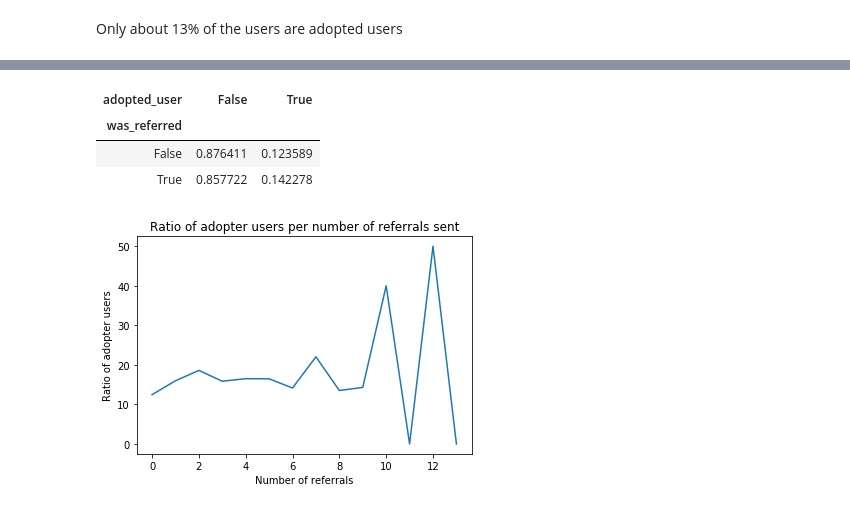
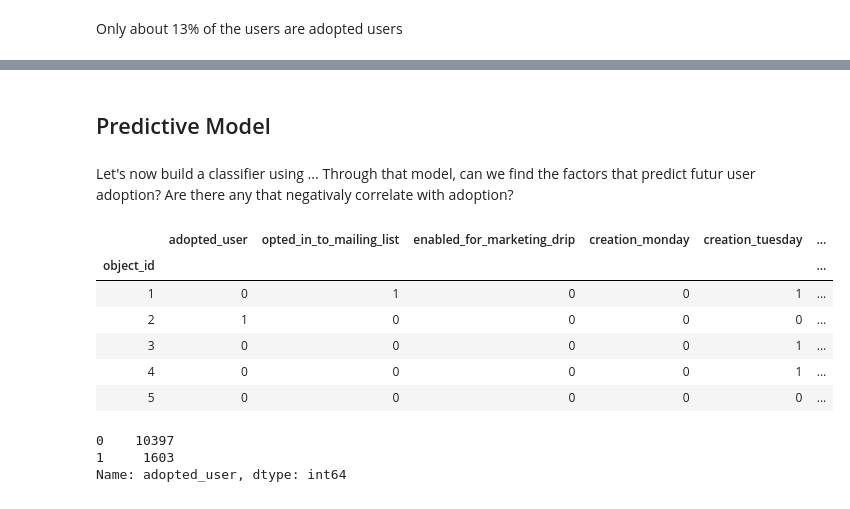
Before and after one commit to adriensaremi/Springboard, a Jupyter notebook: Mini_projects/itw_relax_challenge/notebook.ipynb, the cells around one changed output, grey strips where cells are left out. Saved outputs shown, nothing was run; the diff lists cells and outputs as text; code cells hidden in the pictures.

```diff
--- a/Mini_projects/itw_relax_challenge/notebook.ipynb
+++ b/Mini_projects/itw_relax_challenge/notebook.ipynb
@@ -129,11 +171,0 @@ dfca
-# %%
-dfbis = df
-dfbis['was_referred'] = (dfbis.invited_by_user_id > 1)
-dfra = pd.crosstab(dfbis.was_referred,dfbis.adopted_user)
-dfra = dfra.div(dfra.sum(axis=1), axis=0)
-dfra
-# %% [output]
-| adopted_user | False | True |
-| was_referred |  |  |
-| False | 0.876411 | 0.123589 |
-| True | 0.857722 | 0.142278 |
@@ -150,8 +171,0 @@ dfrea = dfrea.div(dfrea.sum(axis=1), axis=0)
-# %%
-plt.plot(dfrea.index,dfrea[1]*100)
-plt.xlabel("Number of referrals")
-plt.ylabel("Ratio of adopter users")
-plt.title("Ratio of adopter users per number of referrals sent")
-plt.show()
-# %% [output]
-[figure, removed]
@@ -157,0 +174,4 @@ plt.show()
+# %% [markdown]
+## Predictive Model
+# %% [markdown]
+Let's now build a classifier using ... Through that model, can we find the factors that predict futur user adoption? Are there any that negativaly correlate with adoption?
@@ -157,0 +189,29 @@ plt.show()
+# %%
+df2 = df.copy()
+df2['creation_monday'] = (df2.creation_dayofweek == 0).astype(int)
+df2['creation_tuesday'] = (df2.creation_dayofweek == 1).astype(int)
+df2['creation_wednesday'] = (df2.creation_dayofweek == 2).astype(int)
+df2['creation_thursday'] = (df2.creation_dayofweek == 3).astype(int)
+df2['creation_friday'] = (df2.creation_dayofweek == 4).astype(int)
+df2['creation_saturday'] = (df2.creation_dayofweek == 5).astype(int)
+
+df2 = df2.join(pd.get_dummies(df2.creation_source, drop_first=True))
+df2 = df2.drop(['creation_source','creation_dayofweek','was_invited'], axis = 1)
+df2 = df2[['adopted_user','opted_in_to_mailing_list', 'enabled_for_marketing_drip', #'was_invited',
+         'creation_monday', 'creation_tuesday','creation_wednesday',
+           'creation_thursday', 'creation_friday','creation_saturday',
+           'ORG_INVITE', 'PERSONAL_PROJECTS', 'SIGNUP','SIGNUP_GOOGLE_AUTH']]
+# %%
+display(df2.head())
+df2.adopted_user.value_counts()
+# %% [output]
+|  | adopted_user | opted_in_to_mailing_list | enabled_for_marketing_drip | creation_monday | creation_tuesday | ... |
+| object_id |  |  |  |  |  | ... |
+| 1 | 0 | 1 | 0 | 0 | 1 | ... |
+| 2 | 1 | 0 | 0 | 0 | 0 | ... |
+| 3 | 0 | 0 | 0 | 0 | 1 | ... |
+| 4 | 0 | 0 | 0 | 0 | 1 | ... |
+| 5 | 0 | 0 | 0 | 0 | 0 | ... |
+0    10397
+1     1603
+Name: adopted_user, dtype: int64
```
Also changed, not shown: parts of 28 cells of this notebook, 4 other files.
